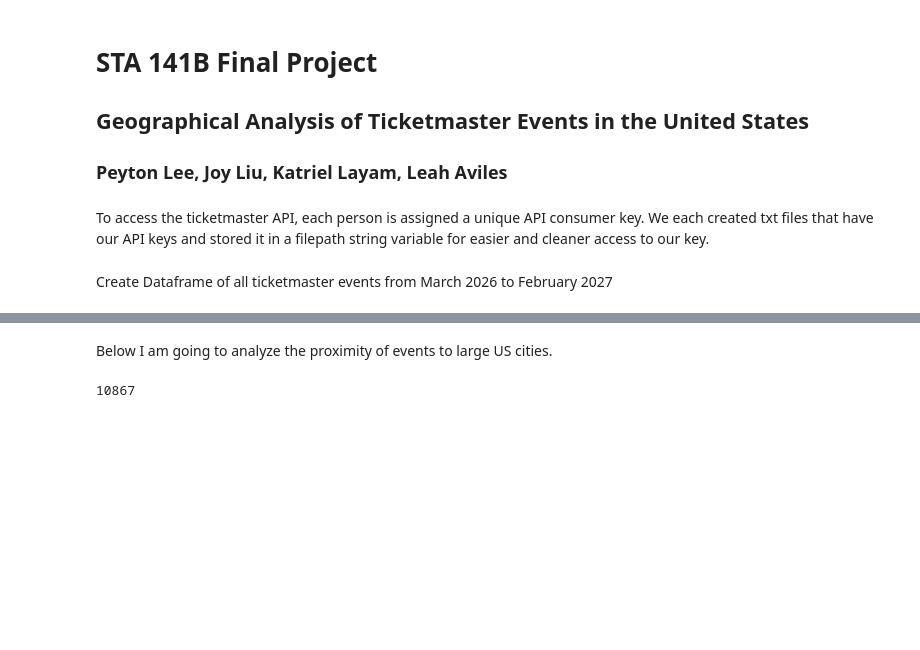
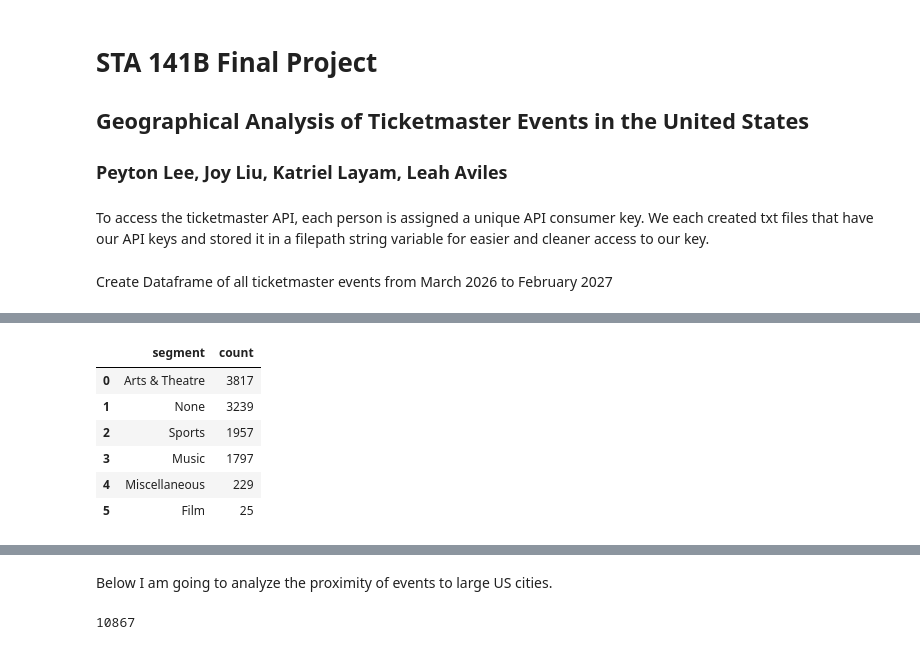
Before and after one commit to peytonmlee/STA141B-Project, a Jupyter notebook: proj.ipynb, the cells around one changed output, grey strips where cells are left out. Saved outputs shown, nothing was run; the diff lists cells and outputs as text; code cells hidden in the pictures; blank space fills up the shorter version.

Commit message:
made csv that includes event classifications, updated db to read from csv

```diff
--- a/proj.ipynb
+++ b/proj.ipynb
@@ -199,18 +224,30 @@ print(events_df[["segment", "genre", "subgenre"]].value_counts().head(20))
 # %%
 import sqlite3
+import pandas as pd
 
-# create in-memory db and load df
+# load from csv
+events_df = pd.read_csv("classified_ticketmaster_events.csv")
+
+# create in memory db and load dfs
 conn = sqlite3.connect(":memory:")
 events_df.to_sql("events", conn, index=False, if_exists="replace")
-df.to_sql("venues", conn, index=False, if_exists="replace")
+df.to_sql("venues",        conn, index=False, if_exists="replace")
 
-# events by segment
+# test
 pd.read_sql("""
     SELECT segment, COUNT(*) as count
     FROM events
     GROUP BY segment
     ORDER BY count DESC
 """, conn)
+# %% [output]
+|  | segment | count |
+| 0 | Arts & Theatre | 3817 |
+| 1 | None | 3239 |
+| 2 | Sports | 1957 |
+| 3 | Music | 1797 |
+| 4 | Miscellaneous | 229 |
+| 5 | Film | 25 |
 # %%
 # only include events in mainland US
 events_df = pd.read_sql("""
```
Also changed, not shown: parts of 3 cells of this notebook, 1 other file.
